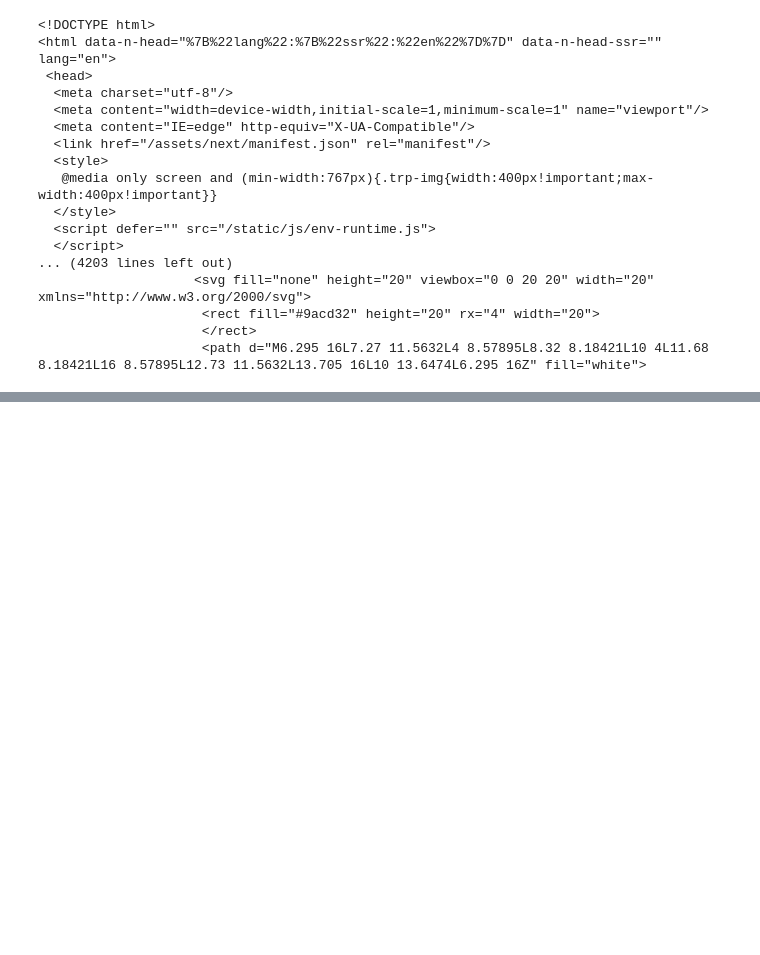
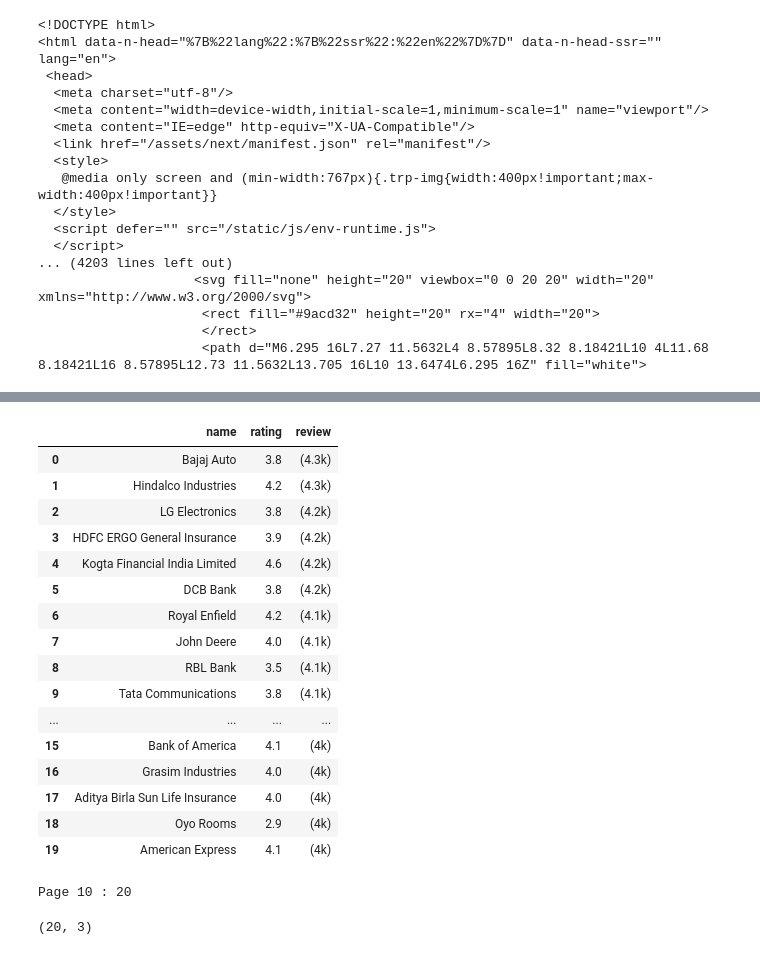
Before and after one commit to manishparihar3618/data-science, a Jupyter notebook: 06_Web_Scraping_and_APIs/02_web_scraping_BeautifulSoup.ipynb, the cells around one changed output, grey strips where cells are left out. Drawn from its saved outputs; the diff is of its cells as text; code cells hidden in the pictures; blank space fills up the shorter version.

```diff
--- a/06_Web_Scraping_and_APIs/02_web_scraping_BeautifulSoup.ipynb
+++ b/06_Web_Scraping_and_APIs/02_web_scraping_BeautifulSoup.ipynb
@@ -43,5 +43,5 @@ print(soup.prettify())
                      </rect>
                      <path d="M6.295 16L7.27 11.5632L4 8.57895L8.32 8.18421L10 4L11.68 8.18421L16 8.57895L12.73 11.5632L13.705 16L10 13.6474L6.295 16Z" fill="white">
 # %%
-for i in soup.find_all('h2'):
-    print(i.text.strip())
+# for i in soup.find_all('h2'):
+    # print(i.text.strip())
@@ -71,0 +113,64 @@ len(company)
+# %%
+final = pd.DataFrame()
+for j in range(1,11):
+
+    url = 'https://www.ambitionbox.com/list-of-companies?page={}'.format(j)
+    headers = {
+    "User-Agent": (
+        "Mozilla/5.0 (Windows NT 10.0; Win64; x64) "
+        "AppleWebKit/537.36 (KHTML, like Gecko) "
+        "Chrome/138.0.0.0 Safari/537.36"
+    ),
+    "Accept-Language": "en-US,en;q=0.9",
+    "Accept": "text/html,application/xhtml+xml,application/xml;q=0.9,image/webp,*/*;q=0.8",
+    "Connection": "keep-alive",
+    }
+    webpage = requests.get(url,headers=headers).text
+
+soup = BeautifulSoup(webpage, "html.parser")
+
+company = soup.find_all('div',class_='companyCardWrapper__primaryInformation')
+
+name = []
+rating = []
+review = []
+jobs = []
+
+for i  in company:
+    name.append(i.find('h2').text.strip())
+    rating.append(i.find('div',style='height:auto;').text.strip())
+    review.append(i.find('span', class_ ='companyCardWrapper__companyRatingCount').text.strip())
+
+d = {'name':name, 'rating':rating, 'review': review}
+
+df = pd.DataFrame(d)
+
+final = pd.concat([final,df],ignore_index=True)
+# %%
+final
+# %% [output]
+|  | name | rating | review |
+| 0 | Bajaj Auto | 3.8 | (4.3k) |
+| 1 | Hindalco Industries | 4.2 | (4.3k) |
+| 2 | LG Electronics | 3.8 | (4.2k) |
+| 3 | HDFC ERGO General Insurance | 3.9 | (4.2k) |
+| 4 | Kogta Financial India Limited | 4.6 | (4.2k) |
+| 5 | DCB Bank | 3.8 | (4.2k) |
+| 6 | Royal Enfield | 4.2 | (4.1k) |
+| 7 | John Deere | 4.0 | (4.1k) |
+| 8 | RBL Bank | 3.5 | (4.1k) |
+| 9 | Tata Communications | 3.8 | (4.1k) |
+| ... | ... | ... | ... |
+| 15 | Bank of America | 4.1 | (4k) |
+| 16 | Grasim Industries | 4.0 | (4k) |
+| 17 | Aditya Birla Sun Life Insurance | 4.0 | (4k) |
+| 18 | Oyo Rooms | 2.9 | (4k) |
+| 19 | American Express | 4.1 | (4k) |
+# %%
+print(f"Page {j} : {len(company)}")
+# %% [output]
+Page 10 : 20
+# %%
+print(final.shape)
+# %% [output]
+(20, 3)
```
Also changed, not shown: parts of 8 cells of this notebook.
